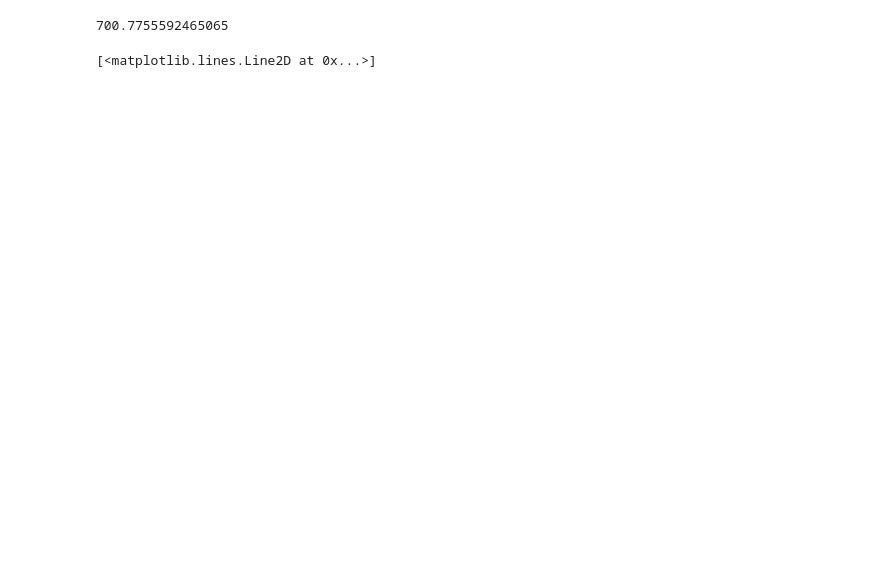
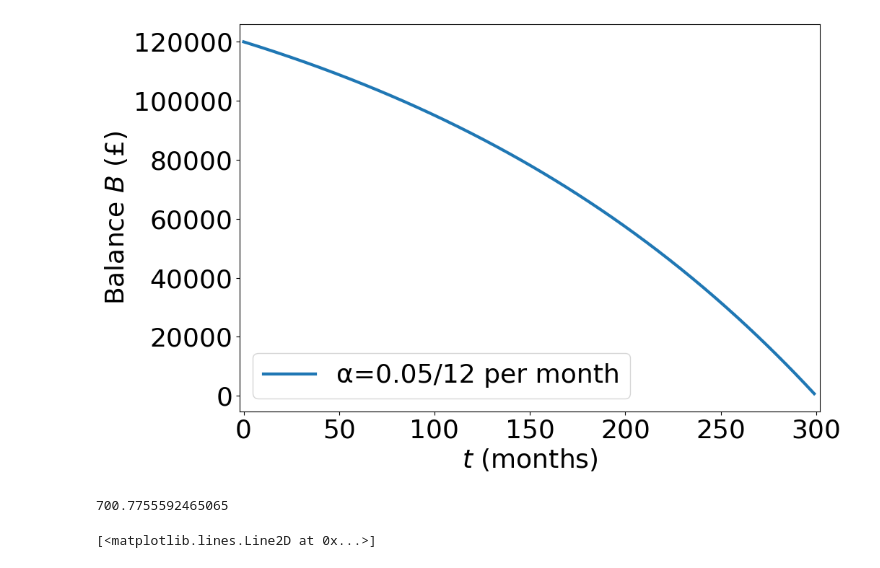
Before and after one commit to recll/MortgagePayoff, a Jupyter notebook: notebooks/FixedRate.ipynb, the cells around one changed output. Cells and saved outputs as stored; diff of their text form; code cells hidden in the pictures; blank space fills up the shorter version.

```diff
--- a/notebooks/FixedRate.ipynb
+++ b/notebooks/FixedRate.ipynb
@@ -29,6 +41,17 @@ for t in range(T):
 
 # plt.figure()
 # plt.plot(r_list)
+# %%
+plt.figure(figsize=(11,7))
+plt.plot(B_list, label="α=0.05/12 per month", linewidth=3)
+plt.xlabel("$t$ (months)")
+plt.ylabel("Balance $B$ (£)")
+plt.xlim(-2,302)
+plt.legend(loc='lower left')
+plt.tight_layout()
+plt.savefig("Fixed5peryear.pdf", bbox_inches='tight')
+# %% [output]
+[figure, added]
 # %%
 first_fixed_mortgage.r()
 # %% [output]
```
Also changed, not shown: parts of 7 cells of this notebook, 2 other files.
